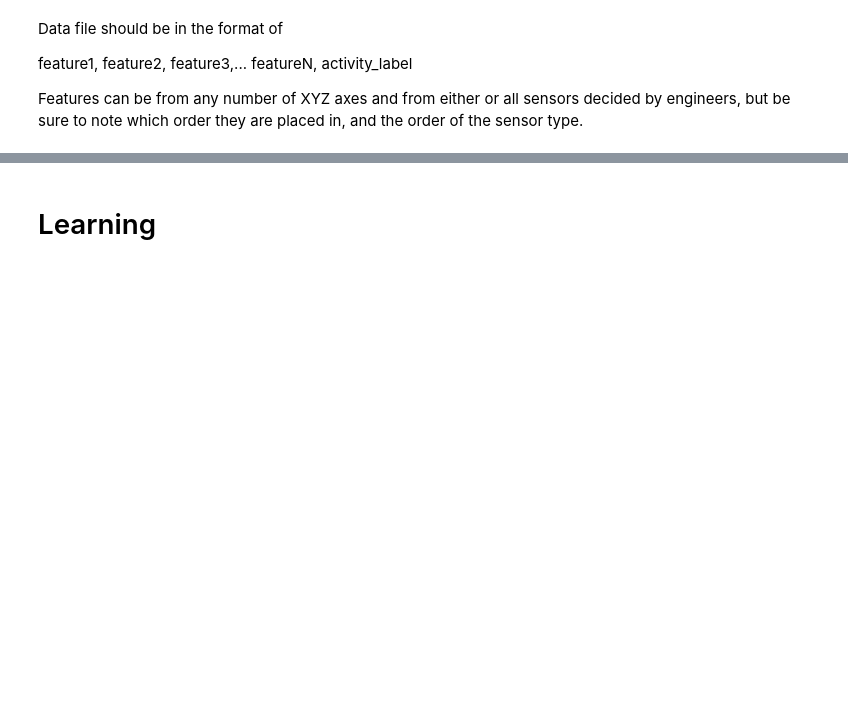
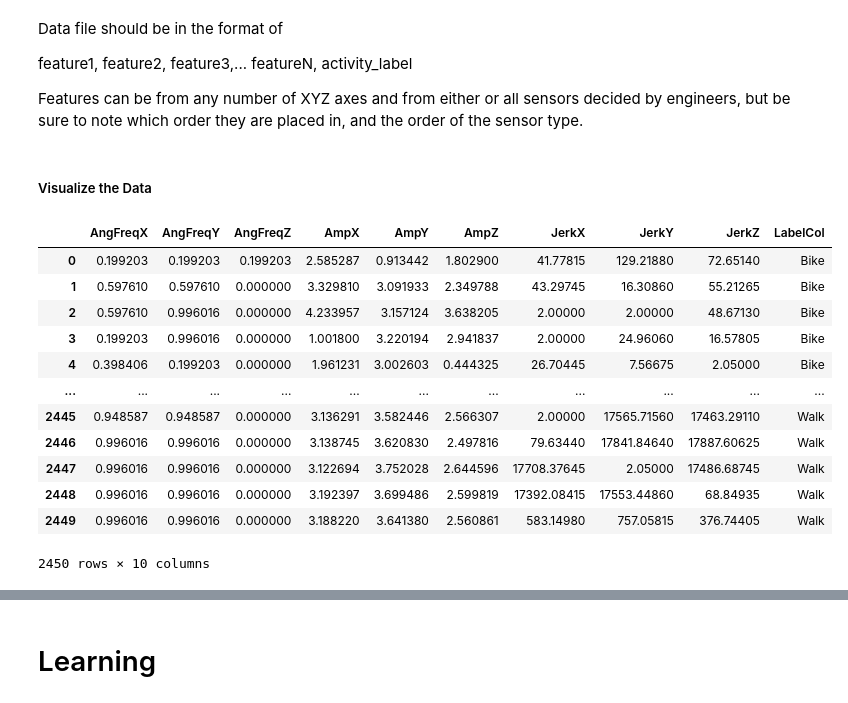
Before and after one commit to pedrigalchristian/Intro-To-Machine-Learning, a Jupyter notebook: model_v01.ipynb, the cells around one changed output, grey strips where cells are left out. Drawn from its saved outputs; the diff is of its cells as text; code cells hidden in the pictures; blank space fills up the shorter version.

```diff
--- a/model_v01.ipynb
+++ b/model_v01.ipynb
@@ -31,0 +37,18 @@ labels = dataset[:,PUT LABEL COLUMN NUMBER HERE]
+# %% [markdown]
+##### Visualize the Data
+# %%
+datafile
+# %% [output]
+|  | AngFreqX | AngFreqY | AngFreqZ | AmpX | AmpY | AmpZ | JerkX | JerkY | JerkZ | LabelCol |
+| 0 | 0.199203 | 0.199203 | 0.199203 | 2.585287 | 0.913442 | 1.802900 | 41.77815 | 129.21880 | 72.65140 | Bike |
+| 1 | 0.597610 | 0.597610 | 0.000000 | 3.329810 | 3.091933 | 2.349788 | 43.29745 | 16.30860 | 55.21265 | Bike |
+| 2 | 0.597610 | 0.996016 | 0.000000 | 4.233957 | 3.157124 | 3.638205 | 2.00000 | 2.00000 | 48.67130 | Bike |
+| 3 | 0.199203 | 0.996016 | 0.000000 | 1.001800 | 3.220194 | 2.941837 | 2.00000 | 24.96060 | 16.57805 | Bike |
+| 4 | 0.398406 | 0.199203 | 0.000000 | 1.961231 | 3.002603 | 0.444325 | 26.70445 | 7.56675 | 2.05000 | Bike |
+| ... | ... | ... | ... | ... | ... | ... | ... | ... | ... | ... |
+| 2445 | 0.948587 | 0.948587 | 0.000000 | 3.136291 | 3.582446 | 2.566307 | 2.00000 | 17565.71560 | 17463.29110 | Walk |
+| 2446 | 0.996016 | 0.996016 | 0.000000 | 3.138745 | 3.620830 | 2.497816 | 79.63440 | 17841.84640 | 17887.60625 | Walk |
+| 2447 | 0.996016 | 0.996016 | 0.000000 | 3.122694 | 3.752028 | 2.644596 | 17708.37645 | 2.05000 | 17486.68745 | Walk |
+| 2448 | 0.996016 | 0.996016 | 0.000000 | 3.192397 | 3.699486 | 2.599819 | 17392.08415 | 17553.44860 | 68.84935 | Walk |
+| 2449 | 0.996016 | 0.996016 | 0.000000 | 3.188220 | 3.641380 | 2.560861 | 583.14980 | 757.05815 | 376.74405 | Walk |
+2450 rows × 10 columns
```
Also changed, not shown: parts of 23 cells of this notebook.
